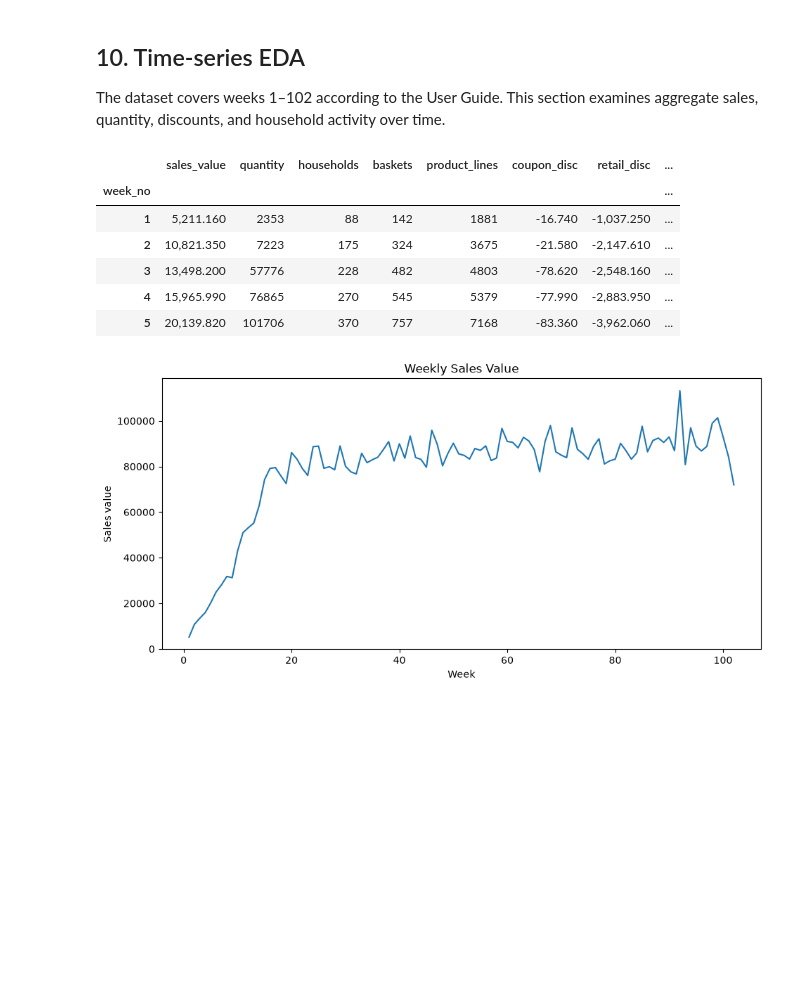
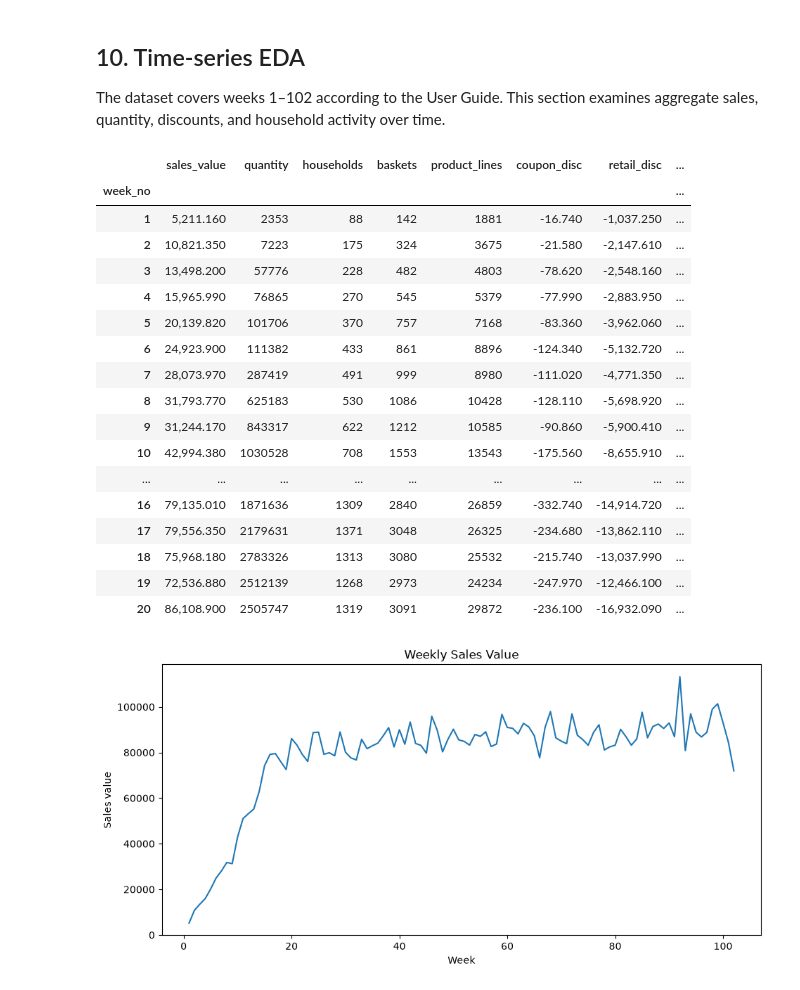
Before and after one commit to builetrongduc/26611-ecom, a Jupyter notebook: ecom/dunnhumby_complete_journey_eda.ipynb, the cells around one changed output. Drawn from its saved outputs; the diff is of its cells as text; code cells hidden in the pictures; blank space fills up the shorter version.

```diff
--- a/ecom/dunnhumby_complete_journey_eda.ipynb
+++ b/ecom/dunnhumby_complete_journey_eda.ipynb
@@ -1294,30 +1385,41 @@ The dataset covers weeks 1–102 according to the User Guide. This section exami
 # %%
 # 28. Weekly sales and activity
 
 if tx is not None:
     weekly = (
         tx.groupby("week_no")
           .agg(
               sales_value=("sales_value", "sum"),
               quantity=("quantity", "sum"),
               households=("household_key", "nunique"),
               baskets=("basket_id", "nunique"),
               product_lines=("product_id", "size"),
               coupon_disc=("coupon_disc", "sum"),
               retail_disc=("retail_disc", "sum"),
               coupon_match_disc=("coupon_match_disc", "sum"),
           )
     )
 
-    display(weekly.head())
+    display(weekly.head(20))
 # %% [output]
 |  | sales_value | quantity | households | baskets | product_lines | coupon_disc | retail_disc | ... |
 | week_no |  |  |  |  |  |  |  | ... |
 | 1 | 5,211.160 | 2353 | 88 | 142 | 1881 | -16.740 | -1,037.250 | ... |
 | 2 | 10,821.350 | 7223 | 175 | 324 | 3675 | -21.580 | -2,147.610 | ... |
 | 3 | 13,498.200 | 57776 | 228 | 482 | 4803 | -78.620 | -2,548.160 | ... |
 | 4 | 15,965.990 | 76865 | 270 | 545 | 5379 | -77.990 | -2,883.950 | ... |
 | 5 | 20,139.820 | 101706 | 370 | 757 | 7168 | -83.360 | -3,962.060 | ... |
+| 6 | 24,923.900 | 111382 | 433 | 861 | 8896 | -124.340 | -5,132.720 | ... |
+| 7 | 28,073.970 | 287419 | 491 | 999 | 8980 | -111.020 | -4,771.350 | ... |
+| 8 | 31,793.770 | 625183 | 530 | 1086 | 10428 | -128.110 | -5,698.920 | ... |
+| 9 | 31,244.170 | 843317 | 622 | 1212 | 10585 | -90.860 | -5,900.410 | ... |
+| 10 | 42,994.380 | 1030528 | 708 | 1553 | 13543 | -175.560 | -8,655.910 | ... |
+| ... | ... | ... | ... | ... | ... | ... | ... | ... |
+| 16 | 79,135.010 | 1871636 | 1309 | 2840 | 26859 | -332.740 | -14,914.720 | ... |
+| 17 | 79,556.350 | 2179631 | 1371 | 3048 | 26325 | -234.680 | -13,862.110 | ... |
+| 18 | 75,968.180 | 2783326 | 1313 | 3080 | 25532 | -215.740 | -13,037.990 | ... |
+| 19 | 72,536.880 | 2512139 | 1268 | 2973 | 24234 | -247.970 | -12,466.100 | ... |
+| 20 | 86,108.900 | 2505747 | 1319 | 3091 | 29872 | -236.100 | -16,932.090 | ... |
 # %%
 # 29. Weekly sales trend
 
```
Also changed, not shown: parts of 6 cells of this notebook, 4 other files.
